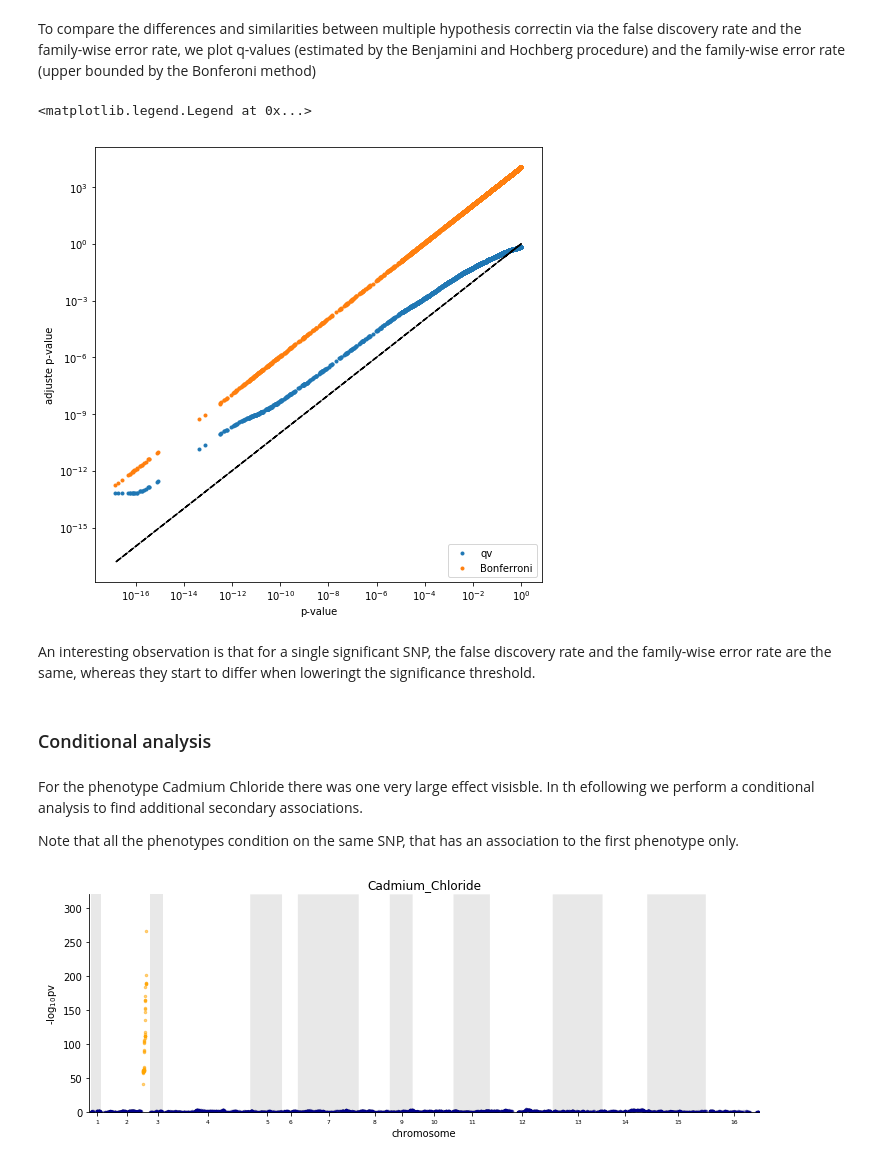
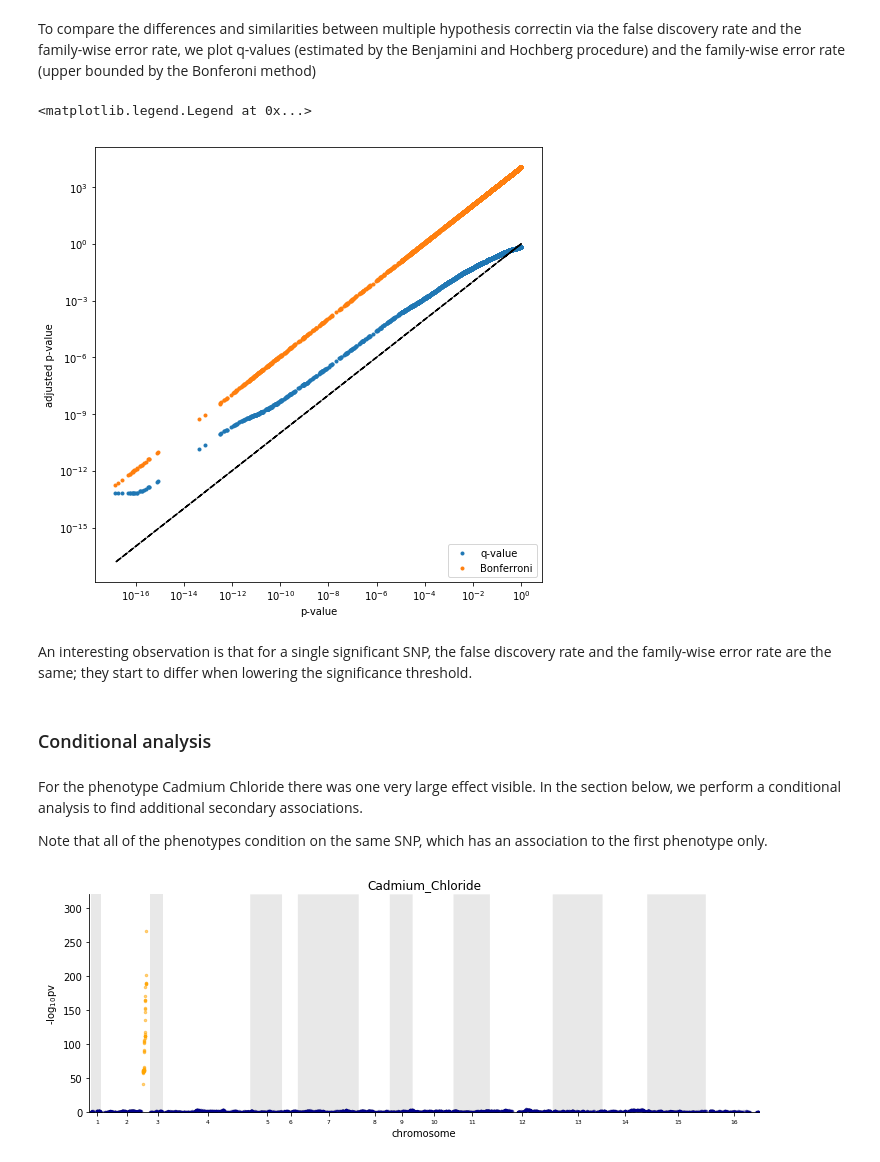
Before and after one commit to timeu/gwas-lecture, a Jupyter notebook: Lecture-1-Linear-Regression.ipynb, the cells around one changed output. Saved outputs shown, nothing was run; the diff lists cells and outputs as text; code cells hidden in the pictures.

```diff
--- a/Lecture-1-Linear-Regression.ipynb
+++ b/Lecture-1-Linear-Regression.ipynb
@@ -470,25 +471,25 @@ To compare the differences and similarities between multiple hypothesis correcti
 # %%
 # compare q-values against p-values and Bonferroni adjustement:
 pl.figure(figsize=[8,8])
-pl.plot((lm.pvalues[1]),(qv),'.',label = 'qv')
+pl.plot((lm.pvalues[1]),(qv),'.',label = 'q-value')
 pl.plot((lm.pvalues[1]),(lm.pvalues[1]*geno_df.shape[1]),'.',label = 'Bonferroni')
 pl.plot(lm.pvalues[1],lm.pvalues[1],'k--')
 pl.yscale("log")
 pl.xscale("log")
 pl.xlabel('p-value')
-pl.ylabel('adjuste p-value')
+pl.ylabel('adjusted p-value')
 pl.legend(loc='lower right')
 # %% [output]
 <matplotlib.legend.Legend at 0x...>
-[figure, old version]
+[figure, new version]
 # %% [markdown]
-An interesting observation is that for a single significant SNP, the false discovery rate and the family-wise error rate are the same, whereas they start to differ when loweringt the significance threshold.
+An interesting observation is that for a single significant SNP, the false discovery rate and the family-wise error rate are the same; they start to differ when lowering the significance threshold.
 # %% [markdown]
 ### Conditional analysis
 # %% [markdown]
-For the phenotype Cadmium Chloride there was one very large effect visisble. In th efollowing we perform a conditional analysis to find additional secondary associations.
+For the phenotype Cadmium Chloride there was one very large effect visible. In the section below, we perform a conditional analysis to find additional secondary associations.
 
-Note that all the phenotypes condition on the same SNP, that has an association to the first phenotype only.
+Note that all of the phenotypes condition on the same SNP, which has an association to the first phenotype only.
 # %%
 #create a matrix of covariates, one being the SNP to condition on
 #and a constant vector of ones representing the bias term.
```
Also changed, not shown: parts of 12 cells of this notebook.
